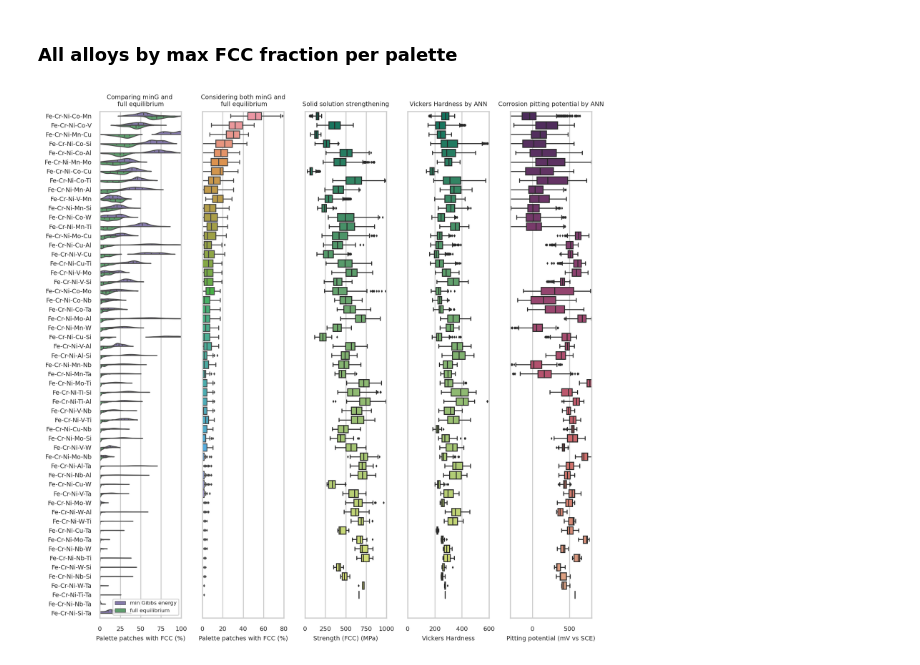
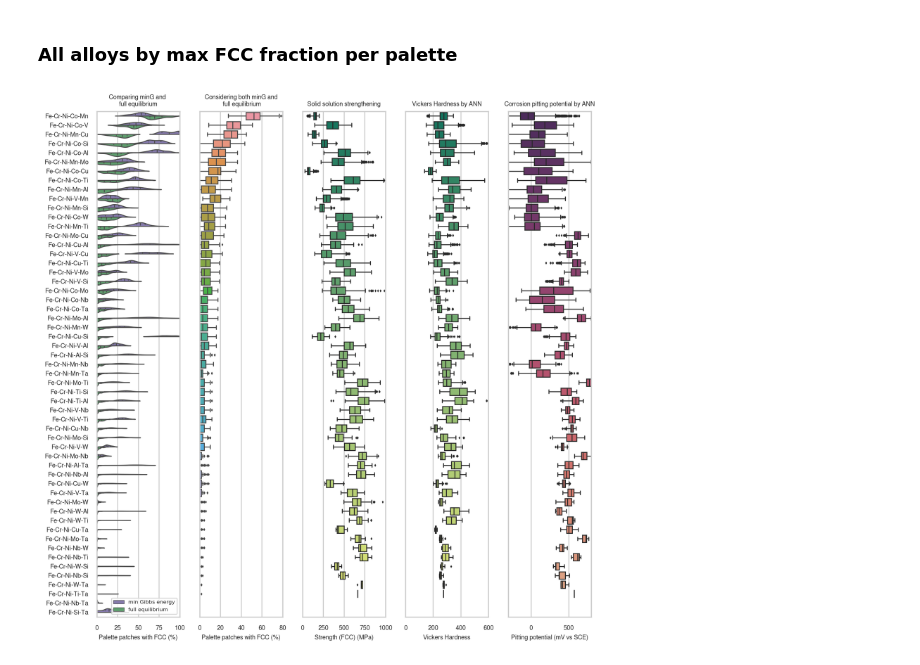
Before and after one commit to YXWU2014/CCA_CALPHAD_SSS_ML, a Jupyter notebook: sns_plot.ipynb, the cells around one changed output. Drawn from its saved outputs; the diff is of its cells as text; code cells hidden in the pictures.

```diff
--- a/sns_plot.ipynb
+++ b/sns_plot.ipynb
@@ -6,11 +6,12 @@ import matplotlib.pyplot as plt
 from itertools import combinations
 import os
 from tqdm import tqdm
+from concurrent.futures import ProcessPoolExecutor
 
 calphad_results_dir = '../'
 print("calphad results directory:", os.path.abspath(calphad_results_dir))
 
-ML_results_dir = './v6_A-B-C-D-E_Sputtering_ML/v6_A-B-C-D-E_Sputtering_ML_All/'
+ML_results_dir = './v6_A-B-C-D-E_Sputtering_ML/v6_A-B-C-D-E_Sputtering_ML_All_Calc/'
 print("")
 print("ML results directory:", os.path.abspath(ML_results_dir))
 # %% [output]
@@ -308,6 +406,9 @@ Index(['Unnamed: 0', 'Fe', 'Cr', 'Ni', 'Co', 'Mn', 'ShearModulus_eff',
 # %% [markdown]
 ### First 30 alloys by max FCC fraction per palette
 # %%
+import matplotlib
+matplotlib.rcParams['font.family'] = 'FreeSans'
+
 fig, axs = plt.subplots(ncols=5, figsize=(9, 5), dpi=200)
 sns.set_theme(style="whitegrid")
 font_size = 7
@@ -371,6 +472,6 @@ axs[4].set_xlim([-300, 800])
 axs[4].tick_params(axis='both', labelsize=font_size)
 
 plt.tight_layout()
-plt.savefig('sns_plot_30', bbox_inches='tight')
+plt.savefig('sns_plot_30.png', dpi=300, bbox_inches='tight')
 plt.show()
 # %% [output]
@@ -378,4 +479,7 @@ plt.show()
 # %%
+import matplotlib
+matplotlib.rcParams['font.family'] = 'FreeSans'
+
 fig, axs = plt.subplots(ncols=4, figsize=(6, 5), dpi=200)
 sns.set_theme(style="whitegrid")
 font_size = 7
@@ -429,6 +533,9 @@ plt.show()
 # %% [markdown]
 ### All alloys by max FCC fraction per palette
 # %%
+import matplotlib
+matplotlib.rcParams['font.family'] = 'FreeSans'
+
 fig, axs = plt.subplots(ncols=5, figsize=(9, 9), dpi=200)
 sns.set_theme(style="whitegrid")
 font_size = 7
@@ -468,32 +575,32 @@ axs[2].set_xlabel('Strength (FCC) (MPa)', fontsize=font_size)
 axs[2].set_ylabel(None)
 axs[2].set_yticklabels([])
 axs[2].set_xlim([0, 1000])
 axs[2].tick_params(axis='both', labelsize=font_size)
 
 
 sns.boxplot(data=df_H1_C2_sns, x="H1_new_pred_KFold_mean_FCC",
             y="compo_A_B_C_D_E", linewidth=1, fliersize=1, ax=axs[3], palette="summer")
 # sns.despine(left=True, ax=axs[2])
 axs[3].set_title('Vickers Hardness by ANN', fontsize=font_size)
 axs[3].set_xlabel('Vickers Hardness', fontsize=font_size)
 axs[3].set_ylabel(None)
 axs[3].set_yticklabels([])
 axs[3].set_xlim([0, 600])
 axs[3].tick_params(axis='both', labelsize=font_size)
 
 sns.boxplot(data=df_H1_C2_sns, x="C2_new_pred_KFold_mean_FCC",
             y="compo_A_B_C_D_E", linewidth=1, fliersize=1, ax=axs[4], palette="flare_r")
 # sns.despine(left=True, ax=axs[2])
 axs[4].set_title('Corrosion pitting potential by ANN', fontsize=font_size)
 axs[4].set_xlabel('Pitting potential (mV vs SCE)', fontsize=font_size)
 axs[4].set_ylabel(None)
 axs[4].set_yticklabels([])
 axs[4].set_xlim([-300, 800])
 axs[4].tick_params(axis='both', labelsize=font_size)
 
 
 plt.tight_layout()
-plt.savefig('sns_plot_full', bbox_inches='tight')
+plt.savefig('sns_plot_full.png', dpi=300, bbox_inches='tight')
 plt.show()
 # %% [output]
-[figure, old version]
+[figure, new version]
```
Also changed, not shown: parts of 4 cells of this notebook, 3 other files.
